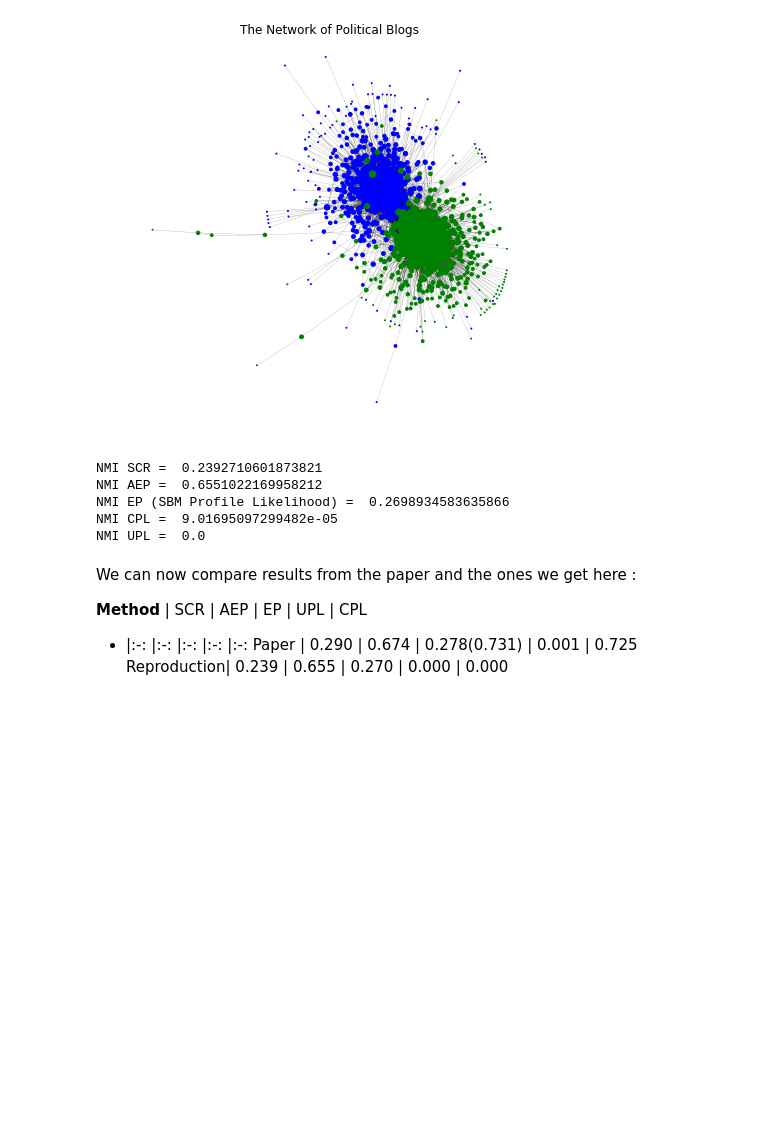
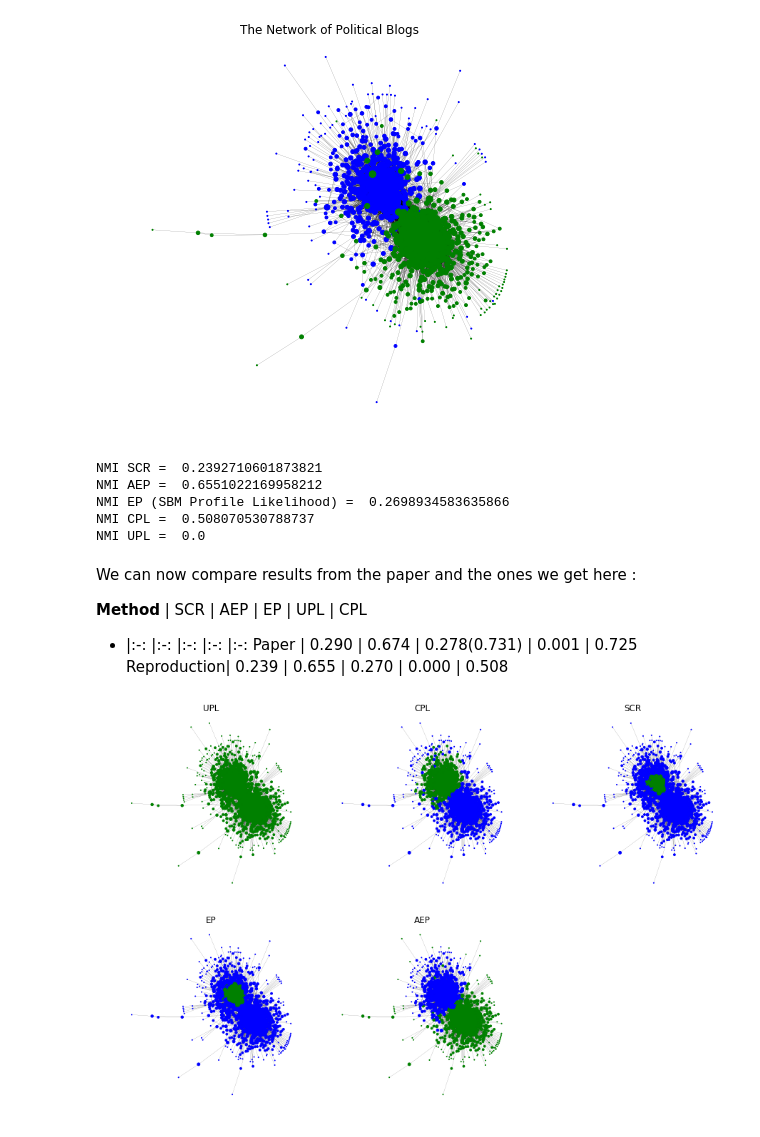
Before and after one commit to dam-grassman/community-project, a Jupyter notebook: Compressed Sensing.ipynb, the cells around one changed output. Saved outputs shown, nothing was run; the diff lists cells and outputs as text; code cells hidden in the pictures; blank space fills up the shorter version.

Commit message:
Add figure in notebook

```diff
--- a/Compressed Sensing.ipynb
+++ b/Compressed Sensing.ipynb
@@ -1422,7 +1418,7 @@ NMI = normalized_mutual_info_score(labels_true = true_labels, labels_pred = EP_p
 print('NMI EP (SBM Profile Likelihood) = ', NMI)
 
 #CPL
-CPL_pred = CPL_prediction(graph.adjency_matrix)
+CPL_pred = CPL_prediction(adjency_matrix)
 NMI = normalized_mutual_info_score(labels_true = true_labels, labels_pred = CPL_pred, average_method='arithmetic')
 print('NMI CPL = ', NMI)
 
@@ -1432,14 +1428,14 @@ NMI = normalized_mutual_info_score(labels_true = true_labels, labels_pred = UPL_
 print('NMI UPL = ', NMI)
 
 #SDP
-SDP_pred = SDP_prediction(adjency_matrix)
-NMI = normalized_mutual_info_score(labels_true = true_labels, labels_pred = SDP_pred, average_method='arithmetic')
-print('NMI SDP = ', NMI)
+# SDP_pred = SDP_prediction(adjency_matrix)
+# NMI = normalized_mutual_info_score(labels_true = true_labels, labels_pred = SDP_pred, average_method='arithmetic')
+# print('NMI SDP = ', NMI)
 # %% [output]
 NMI SCR =  0.2392710601873821
 NMI AEP =  0.6551022169958212
 NMI EP (SBM Profile Likelihood) =  0.2698934583635866
-NMI CPL =  9.01695097299482e-05
+NMI CPL =  0.508070530788737
 NMI UPL =  0.0
 # %% [markdown]
 We can now compare results from the paper and the ones we get here :
@@ -1447,32 +1443,37 @@ We can now compare results from the paper and the ones we get here :
 **Method** | SCR | AEP | EP | UPL | CPL
 - |:-: |:-: |:-: |:-: |:-:
 Paper | 0.290 | 0.674 | 0.278(0.731) | 0.001 | 0.725
-Reproduction| 0.239 | 0.655 | 0.270 | 0.000 | 0.000
+Reproduction| 0.239 | 0.655 | 0.270 | 0.000 | 0.508
 # %%
 plt.figure(figsize=(15,10))
 
 options = {
     'line_color': 'black',
     'linewidths': 1,
     'alpha':1 ,
     'width':0.1,
 }
 
 i=1
-legends = ['UPL', 'CPL', 'SCR', 'EP', 'AEP', 'SDP']
-for pred in [UPL_pred, CPL_pred, SCR_pred, EP_pred, AEP_pred, SDP_pred]:
+legends = ['UPL', 'CPL', 'SCR', 'EP', 'AEP']
+for pred in [UPL_pred, CPL_pred, SCR_pred, EP_pred, AEP_pred]:
 
     plt.subplot(2,3,i)
     plt.title(legends[i-1])
 
     color_map = []
     for node in range(len(Gc.nodes())):
         if pred[node]==1:
             color_map.append('blue')
         else: color_map.append('green')
 
-    nx.draw(Gc,  fixed_layout ,node_color = color_map,\
-           node_size=[(0.1+max(0,np.log(d[node])))*10 for node in Gc.nodes()], **options)
+    nx.draw(
+        Gc,  fixed_layout ,node_color = color_map,
+        node_size=[(0.1+np.max([0,np.log(dd[node])]))*10 for node in Gc.nodes()],
+        **options
+           )
     i+=1
 
 plt.show()
+# %% [output]
+[figure, added]
```
Also changed, not shown: parts of 14 cells of this notebook.
